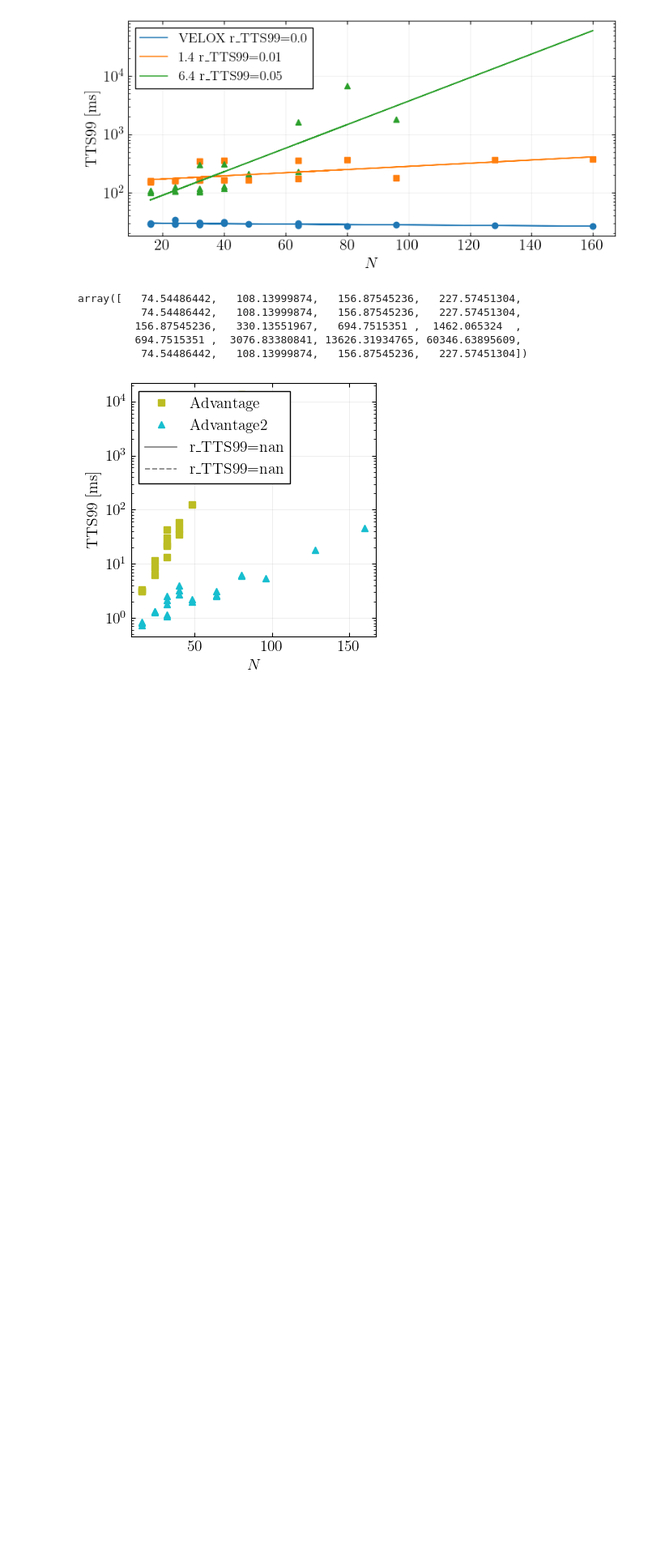
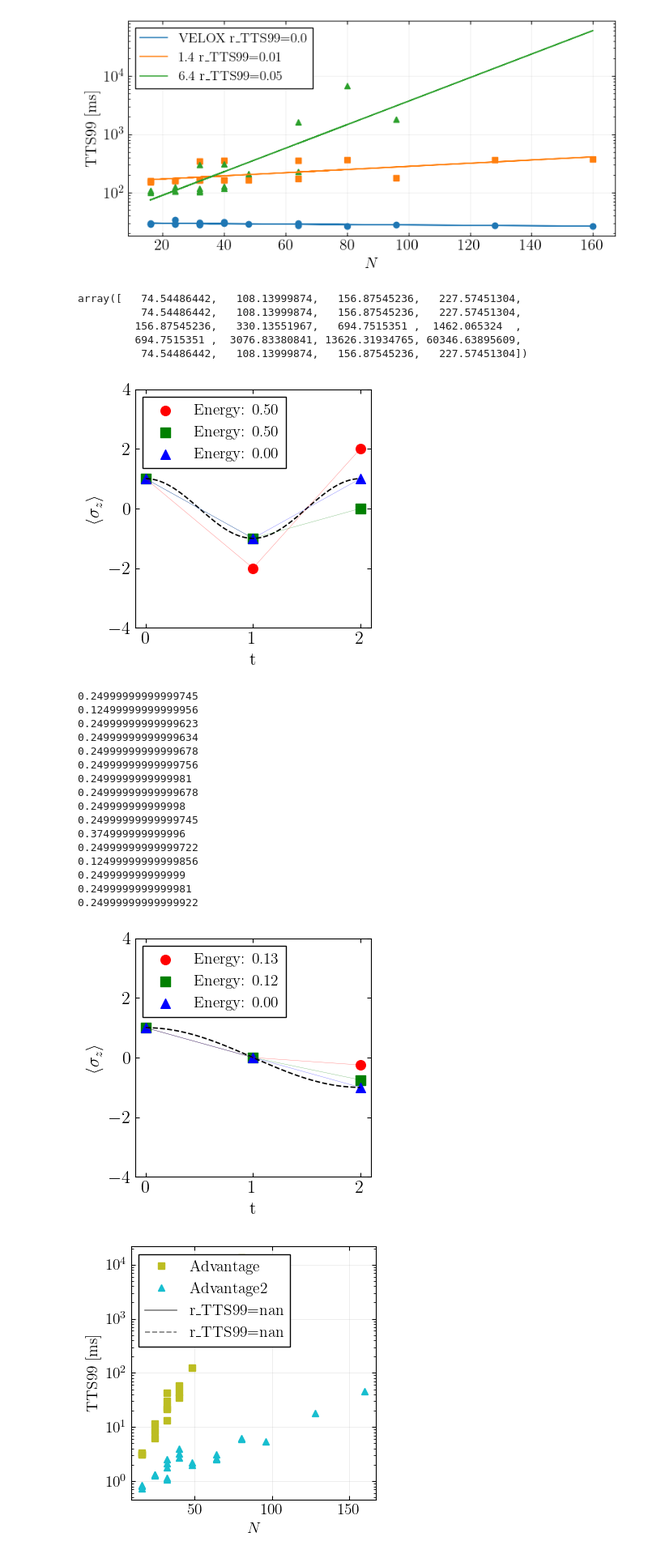
Before and after one commit to atg205/DWaveDynamics, a Jupyter notebook: notebooks/tests.ipynb, the cells around one changed output. Shown at 81% size. Cells and saved outputs as stored; diff of their text form; code cells hidden in the pictures; blank space fills up the shorter version.

```diff
--- a/notebooks/tests.ipynb
+++ b/notebooks/tests.ipynb
@@ -289,6 +289,68 @@ array([   74.54486442,   108.13999874,   156.87545236,   227.57451304,
          156.87545236,   330.13551967,   694.7515351 ,  1462.065324  ,
          694.7515351 ,  3076.83380841, 13626.31934765, 60346.63895609,
           74.54486442,   108.13999874,   156.87545236,   227.57451304])
+# %%
+helpers.set_pub_style(fontsize=16,grid=False)
+
+# Define sigma_z for manual computation of expected values
+
+SZ = np.array([[1, 0], [0, -1]])
+colors = ["r", "g", "b", "c", "m", "y", "k"]
+markers = ["o", "s", "^", "D", "v", "<", ">"]
+system = 3
+tp = 3
+prec = [2,3]
+for j,system in enumerate([1,3]):
+    fig, ax = plt.subplots(1,1,figsize=(4, 4))
+
+    i = instance.Instance(system)
+
+    i.create_instance(precision=prec[j],number_time_points=tp)
+    qubo = i.problem.qubo()
+    problem = i.problem
+    times = np.linspace(0, len(problem.times)-1, 100)
+
+    baseline = qp.mesolve(qp.Qobj(problem.hamiltonian), qp.Qobj(problem.initial_state), times, e_ops=[qp.sigmaz()]).expect[0]
+    ax.plot(times, baseline, "k--")
+    dw_result = helpers.get_dwave_sample_set(system,timepoints=3)
+
+    for idx,sample in enumerate(list(dw_result.samples(3))[::-1]):
+        dw_vec = problem.interpret_sample(sample)
+        dw_expect = [(state.conj() @ SZ @ state).real for state in dw_vec]
+        energy = list(dw_result.to_pandas_dataframe()[0:3][::-1]['energy'])[idx]
+
+        #axis.scatter(inst_obj.problem.times, exact_expect, marker="^", lw=2, s=300, edgecolors="b", facecolors="none", label="Exact solver")
+        #axis.scatter(problem.times, sa_expect, marker="o", lw=2, s=100, edgecolors="r", facecolors="none", label="SA sampler")
+        ax.scatter(problem.times, dw_expect,color=colors[idx % len(colors)], marker=markers[idx % len(markers)],label=f"Energy: {abs(energy):.2f}",s=70)
+        ax.plot(problem.times, dw_expect, color=colors[idx % len(colors)], alpha=0.5, linewidth=0.3)
+        ax.set_xlabel("t")
+        ax.legend(loc='upper left',fontsize=14)
+
+
+        ax.set_ylabel(r"$\langle \sigma_z \rangle$")
+    plt.ylim(-4,4)
+    plt.tight_layout(w_pad=2)
+    plt.savefig(f'../plots/dynamics_system_{system}_list.pdf' ,bbox_inches='tight')
+    plt.show()
+# %% [output]
+[figure, added]
+0.24999999999999745
+0.12499999999999956
+0.24999999999999623
+0.24999999999999634
+0.24999999999999678
+0.24999999999999756
+0.2499999999999981
+0.24999999999999678
+0.249999999999998
+0.24999999999999745
+0.374999999999996
+0.24999999999999722
+0.12499999999999856
+0.249999999999999
+0.2499999999999981
+0.24999999999999922
+[figure, added]
 # %%
 fig, ax = plt.subplots(figsize=(4, 4))
 colors = plt.cm.tab10.colors  # do 10 systemów
```
Also changed, not shown: parts of 2 cells of this notebook, 11 other files.
